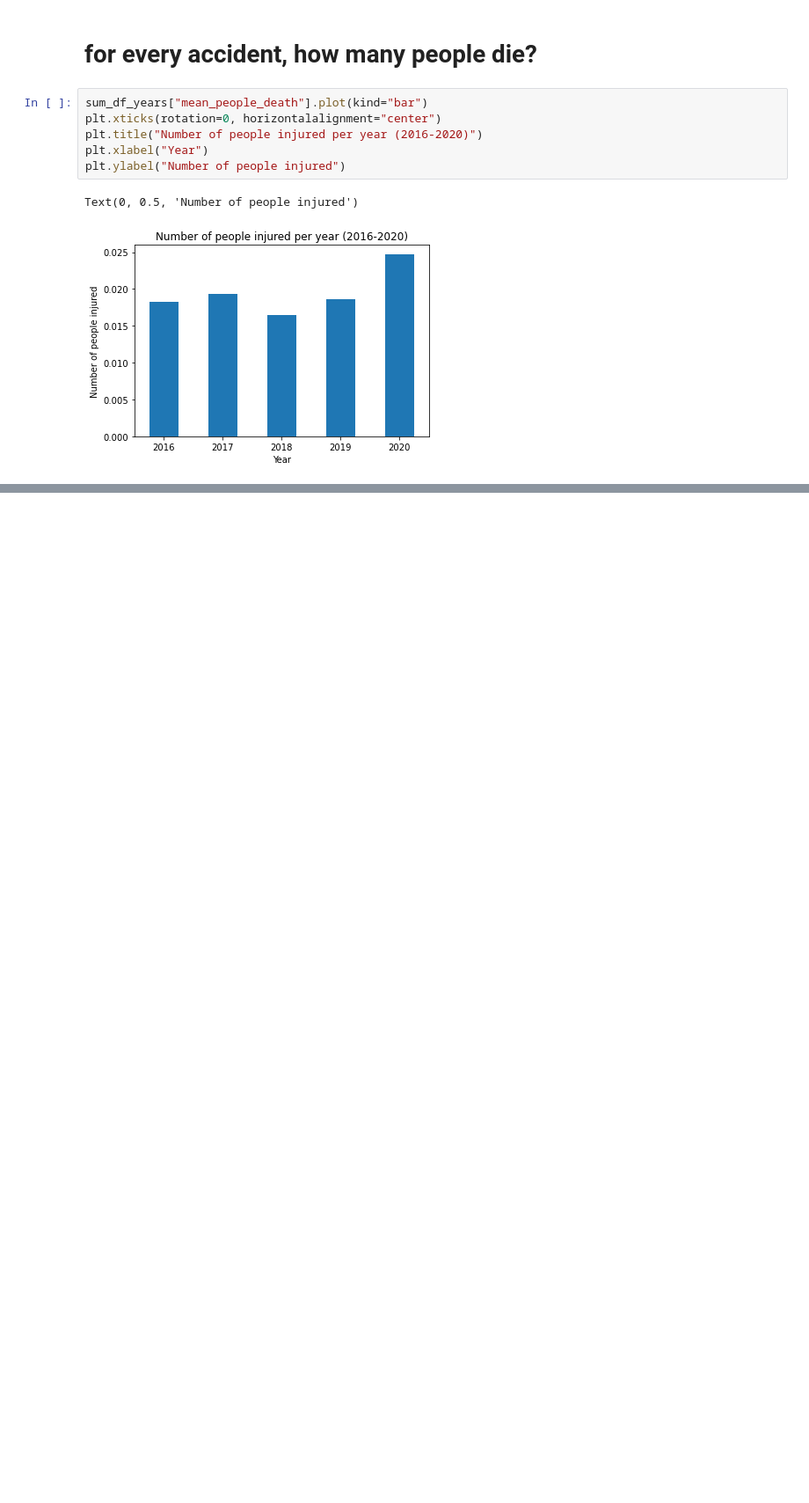
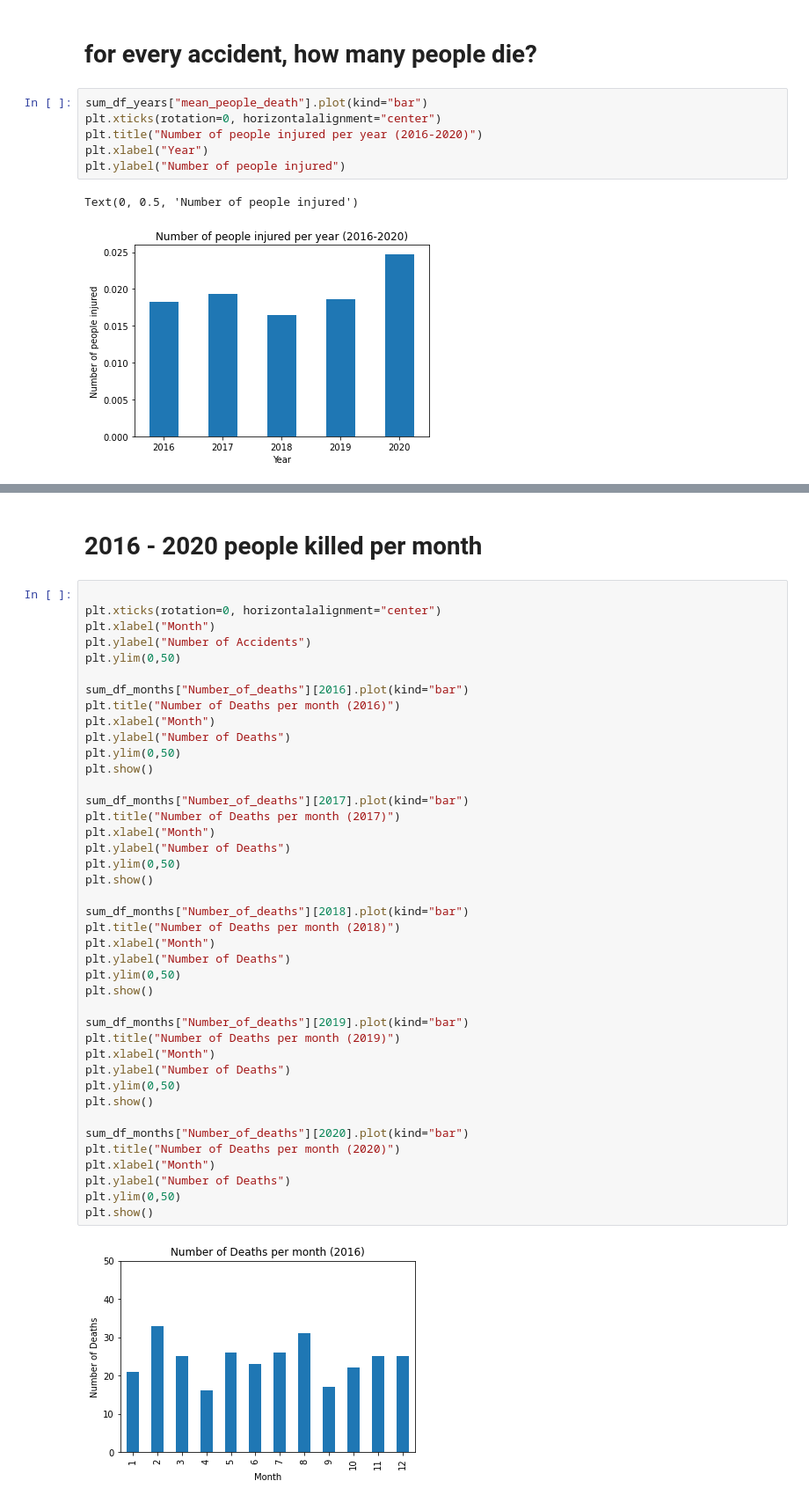
Before and after one commit to 0samvuong/Project-1, a Jupyter notebook: number_of_accidents_analysis.ipynb, the cells around one changed output, grey strips where cells are left out. Shown at 88% size. Drawn from its saved outputs; the diff is of its cells as text; blank space fills up the shorter version.

```diff
--- a/number_of_accidents_analysis.ipynb
+++ b/number_of_accidents_analysis.ipynb
@@ -173,0 +211,45 @@ plt.ylim(0,2000)
+# %% [markdown]
+# 2016 - 2020 people killed per month
+# %%
+
+plt.xticks(rotation=0, horizontalalignment="center")
+plt.xlabel("Month")
+plt.ylabel("Number of Accidents")
+plt.ylim(0,50)
+
+sum_df_months["Number_of_deaths"][2016].plot(kind="bar")
+plt.title("Number of Deaths per month (2016)")
+plt.xlabel("Month")
+plt.ylabel("Number of Deaths")
+plt.ylim(0,50)
+plt.show()
+
+sum_df_months["Number_of_deaths"][2017].plot(kind="bar")
+plt.title("Number of Deaths per month (2017)")
+plt.xlabel("Month")
+plt.ylabel("Number of Deaths")
+plt.ylim(0,50)
+plt.show()
+
+sum_df_months["Number_of_deaths"][2018].plot(kind="bar")
+plt.title("Number of Deaths per month (2018)")
+plt.xlabel("Month")
+plt.ylabel("Number of Deaths")
+plt.ylim(0,50)
+plt.show()
+
+sum_df_months["Number_of_deaths"][2019].plot(kind="bar")
+plt.title("Number of Deaths per month (2019)")
+plt.xlabel("Month")
+plt.ylabel("Number of Deaths")
+plt.ylim(0,50)
+plt.show()
+
+sum_df_months["Number_of_deaths"][2020].plot(kind="bar")
+plt.title("Number of Deaths per month (2020)")
+plt.xlabel("Month")
+plt.ylabel("Number of Deaths")
+plt.ylim(0,50)
+plt.show()
+# %% [output]
+[figure, added]
```
Also changed, not shown: parts of 4 cells of this notebook.
